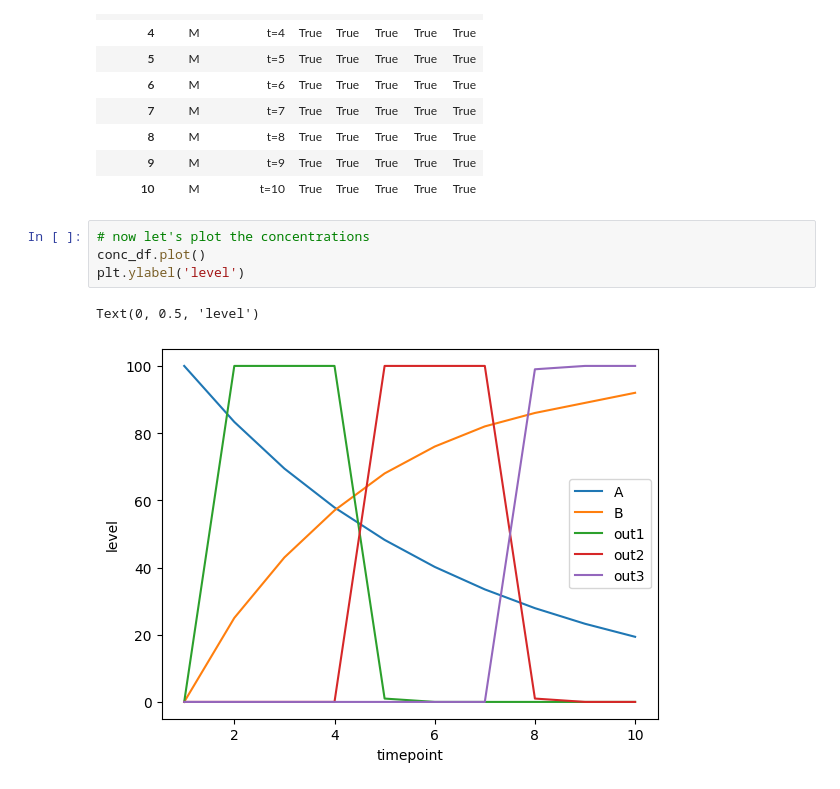
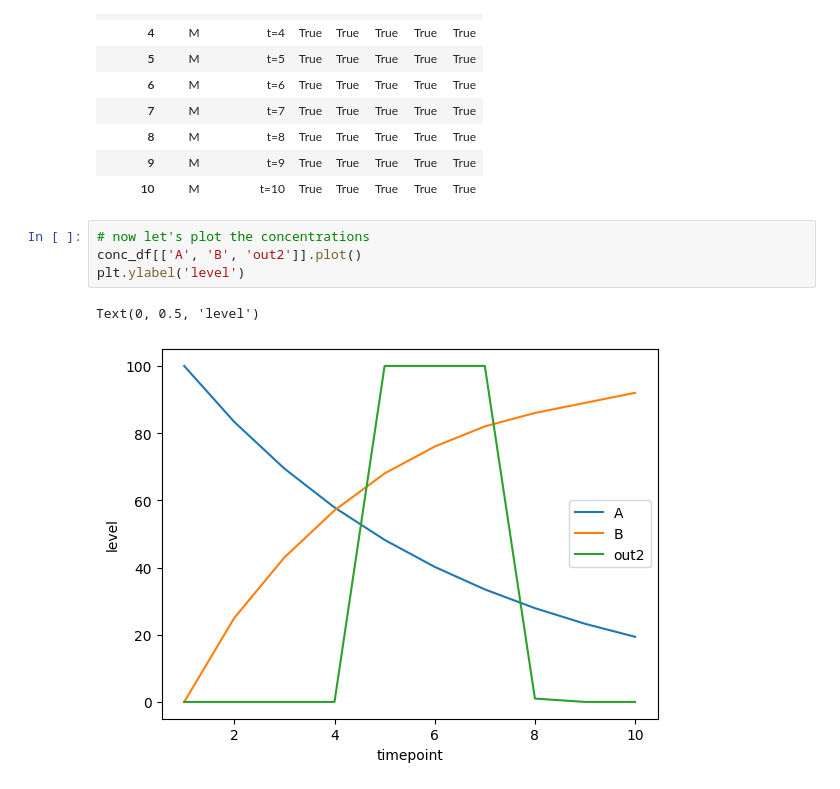
Before and after one commit to dinkum-bio/dinkum, a Jupyter notebook: notebooks/6-multi-level-activation.ipynb, the cells around one changed output. Cells and saved outputs as stored; diff of their text form.

```diff
--- a/notebooks/6-multi-level-activation.ipynb
+++ b/notebooks/6-multi-level-activation.ipynb
@@ -134,8 +130,8 @@ active_df
 | 10 | M | t=10 | True | True | True | True | True |
 # %%
 # now let's plot the concentrations
-conc_df.plot()
+conc_df[['A', 'B', 'out2']].plot()
 plt.ylabel('level')
 # %% [output]
 Text(0, 0.5, 'level')
-[figure, old version]
+[figure, new version]
```
Also changed, not shown: parts of 6 cells of this notebook, 1 other file.
